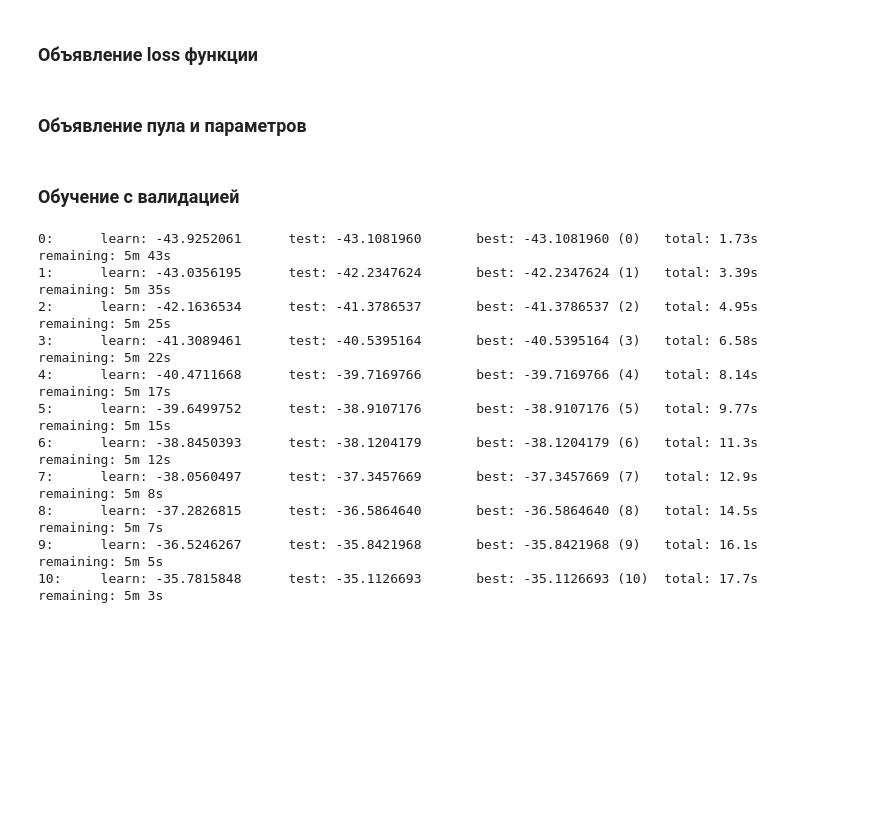
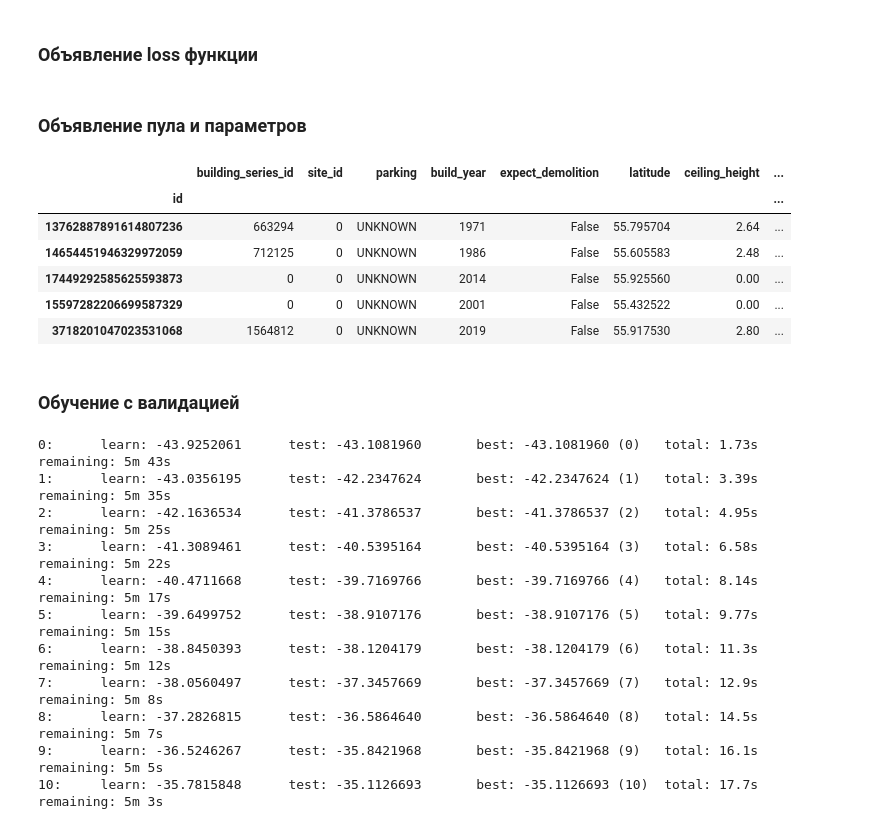
Before and after one commit to alex-kozinov/ml_competitions, a Jupyter notebook: hack_the_realty_exposition/solution.ipynb, the cells around one changed output. Saved outputs shown, nothing was run; the diff lists cells and outputs as text; code cells hidden in the pictures; blank space fills up the shorter version.

```diff
--- a/hack_the_realty_exposition/solution.ipynb
+++ b/hack_the_realty_exposition/solution.ipynb
@@ -374,6 +374,16 @@ class EvalMetric(LossFunction):
         return error / (weight + 1e-38)
 # %% [markdown]
 ### Объявление пула и параметров
+# %%
+X_test.head()
+# %% [output]
+|  | building_series_id | site_id | parking | build_year | expect_demolition | latitude | ceiling_height | ... |
+| id |  |  |  |  |  |  |  | ... |
+| 13762887891614807236 | 663294 | 0 | UNKNOWN | 1971 | False | 55.795704 | 2.64 | ... |
+| 14654451946329972059 | 712125 | 0 | UNKNOWN | 1986 | False | 55.605583 | 2.48 | ... |
+| 17449292585625593873 | 0 | 0 | UNKNOWN | 2014 | False | 55.925560 | 0.00 | ... |
+| 15597282206699587329 | 0 | 0 | UNKNOWN | 2001 | False | 55.432522 | 0.00 | ... |
+| 3718201047023531068 | 1564812 | 0 | UNKNOWN | 2019 | False | 55.917530 | 2.80 | ... |
 # %%
 cat_features = [
     'building_series_id', 'site_id', 'parking', 'expect_demolition',
```
Also changed, not shown: parts of 7 cells of this notebook.
